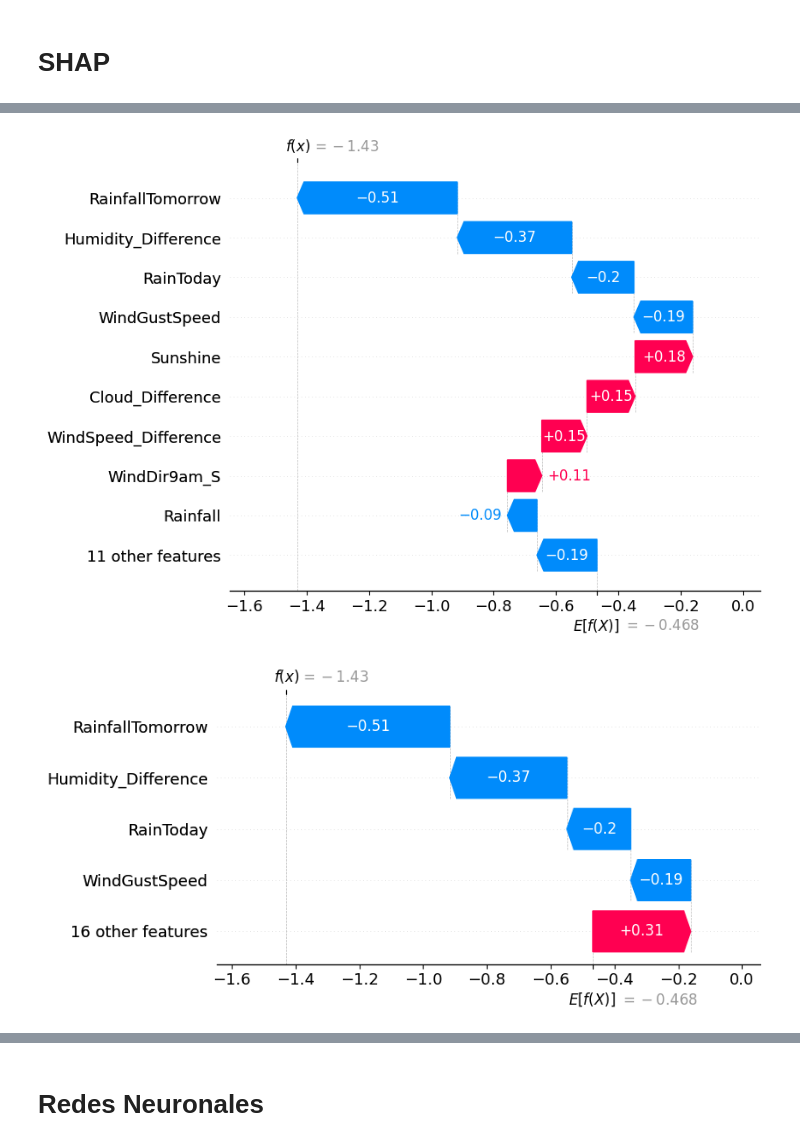
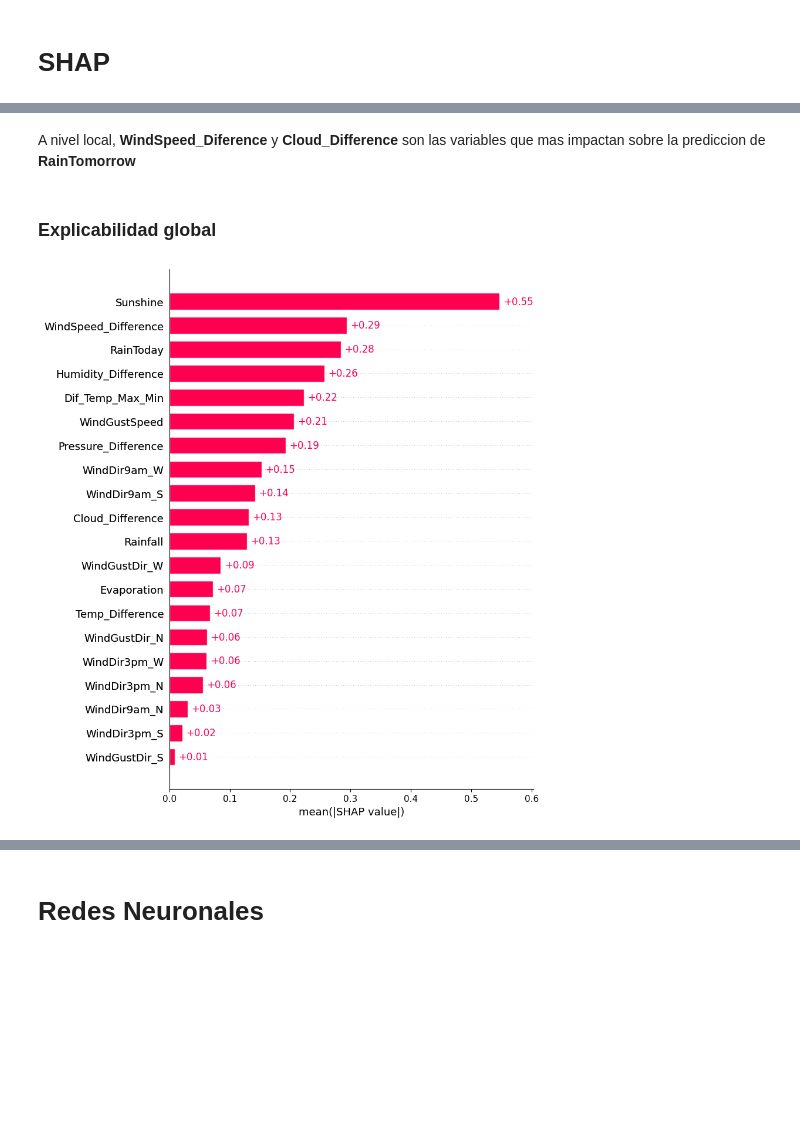
Before and after one commit to franciscoryb1/AA1-TUIA-RodriguezYBarros, a Jupyter notebook: TP-integrador-AA1.ipynb, the cells around one changed output, grey strips where cells are left out. Saved outputs shown, nothing was run; the diff lists cells and outputs as text; code cells hidden in the pictures; blank space fills up the shorter version.

Commit message:
ajuste revisiones, rl y shap

```diff
--- a/TP-integrador-AA1.ipynb
+++ b/TP-integrador-AA1.ipynb
@@ -1732,0 +1751,6 @@ array([[ 0.42937249],
+# %%
+logistic_model = LogisticRegression(random_state=42, class_weight='balanced')
+logistic_model.fit(X_train, y_train_rl)
+y_pred_train_rl = logistic_model.predict(X_train)
+y_pred_test_rl = logistic_model.predict(X_test)
+balanced_accuracy = balanced_accuracy_score(y_train_rl, y_pred_train_rl)
@@ -2414,0 +2419,3 @@ KeyError: 0
+# %%
+feature_names = X_train.columns.values
+explainer = shap.LinearExplainer(logistic_model, X_train, feature_names=feature_names)
@@ -2414,0 +2431,3 @@ KeyError: 0
+# %%
+shap_values = explainer.shap_values(X_test)
+explainer.expected_value
@@ -2415,10 +2441,10 @@ KeyError: 0
+# %% [markdown]
+A nivel local, **WindSpeed_Diference** y **Cloud_Difference** son las variables que mas impactan sobre la prediccion de **RainTomorrow**
+# %% [markdown]
+### Explicabilidad global
 # %%
-explanation = shap.Explanation(values=shap_values[index], base_values=explainer.expected_value, feature_names=feature_names)
+explanation = shap.Explanation(values=shap_values, base_values=explainer.expected_value, feature_names=feature_names, data=X_test_rl)
 # %%
-shap.plots.waterfall(explanation)
+shap.plots.bar(explanation, max_display=21)
 # %% [output]
-[figure, old version]
+[figure, new version]
-# %%
-shap.plots.waterfall(explanation, max_display=5)
-# %% [output]
-[figure, removed]
```
Also changed, not shown: parts of 44 cells of this notebook.
